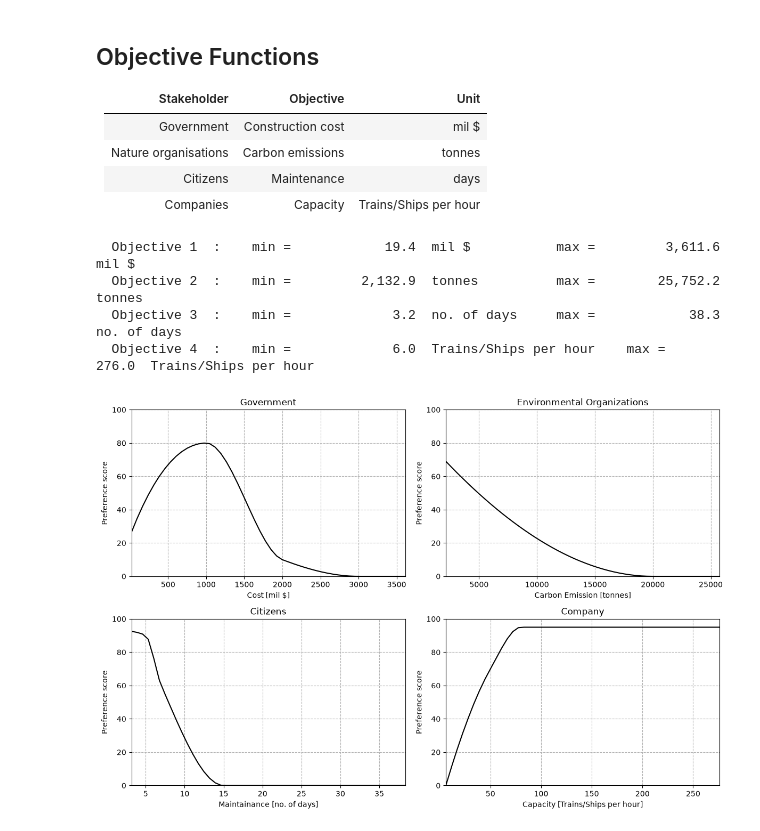
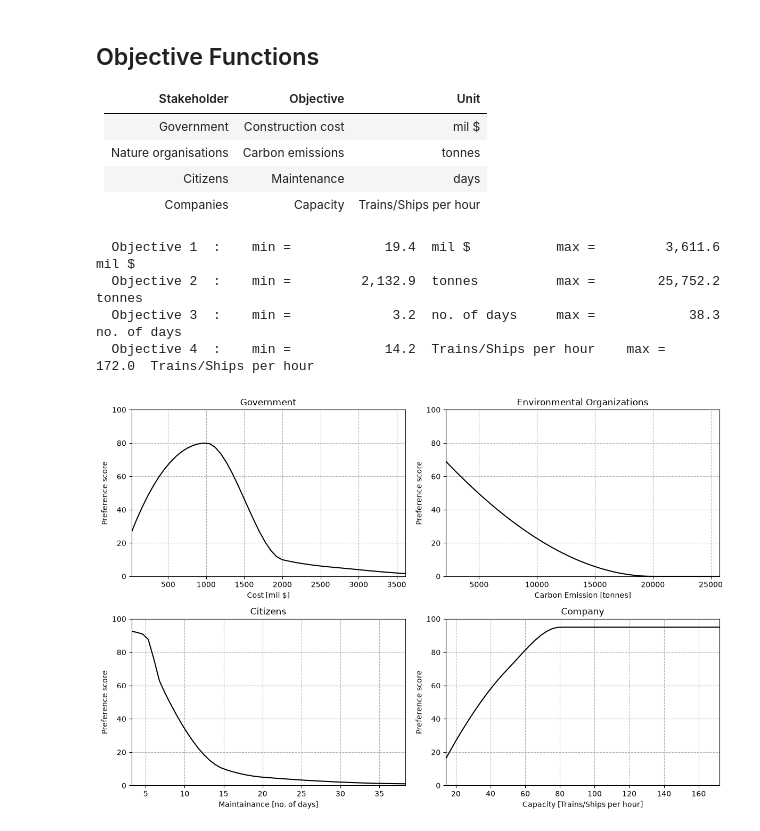
Before and after one commit to Thijmen22/Structural-group-5, a Jupyter notebook: Performace.ipynb, the cells around one changed output. Cells and saved outputs as stored; diff of their text form; code cells hidden in the pictures.

```diff
--- a/Performace.ipynb
+++ b/Performace.ipynb
@@ -138,7 +138,7 @@ def objective_function_3(x1, x2, x3, x4, x5):
 def objective_function_4(x1, x2, x3, x4, x5):
     const1 = (x4 - 2) / 3
     const2 = 12
-    return const1 * const2 * x2 * 0.01
+    return const1 * const2 + (x2/150)**2 * 20
 
 objectives = [
     (objective_function_1, "Cost", "mil $", "Government"),
@@ -160,18 +160,18 @@ for idx, (obj_func, name, unit, stakeholder) in enumerate(objectives):
   Objective 1  :    min =            19.4  mil $           max =         3,611.6  mil $
   Objective 2  :    min =         2,132.9  tonnes          max =        25,752.2  tonnes
   Objective 3  :    min =             3.2  no. of days     max =            38.3  no. of days
-  Objective 4  :    min =             6.0  Trains/Ships per hour    max =           276.0  Trains/Ships per hour
+  Objective 4  :    min =            14.2  Trains/Ships per hour    max =           172.0  Trains/Ships per hour
 # %%
 weights_before = [0.25, 0.25, 0.25, 0.25]
 weights_after  = [0.20, 0.15, 0.50, 0.15]
 
-weights = weights_before
+weights = weights_after
 assert np.isclose(sum(weights), 1.0), f"Weights must sum to 1, got {sum(weights)}"
 # %%
 prefs_before = [
-    [[50, 1000, 2000, 3000, 3200], [30, 80, 10, 0, 0]],
+    [[50, 1000, 2000, 3000, 3500], [30, 80, 10, 4, 2]],
     [[0, 2000, 20000, 21000], [100, 70, 0, 0]],
-    [[0, 1, 5, 7, 15, 17], [100, 95, 90, 60, 0, 0]],
+    [[0, 1, 5, 7, 15, 20,40], [100, 95, 90, 60, 10, 5,1]],
     [[6, 50, 80, 150, 200, 250], [0, 70, 95, 95, 95, 95]]
 ]
 
@@ -205,34 +205,34 @@ def pref_func_1(x1, x2, x3, x4, x5):
     return pchip_interpolate(prefs[0][0], prefs[0][1], cost)
 
 def pref_func_2(x1, x2, x3, x4, x5):
     ride = objective_function_2(x1, x2, x3, x4, x5)
     return pchip_interpolate(prefs[1][0], prefs[1][1], ride)
 
 def pref_func_3(x1, x2, x3, x4, x5):
     sed = objective_function_3(x1, x2, x3, x4, x5)
     return pchip_interpolate(prefs[2][0], prefs[2][1], sed)
 
 def pref_func_4(x1, x2, x3, x4, x5):
     safe = objective_function_4(x1, x2, x3, x4, x5)
     return pchip_interpolate(prefs[3][0], prefs[3][1], safe)
 
 pref_funcs = [pref_func_1, pref_func_2, pref_func_3, pref_func_4]
 
 def objective(variables):
     x1 = variables[:, 0]
     x2 = variables[:, 1]
     x3 = variables[:, 2]
     x4 = variables[:, 3]
     x5 = variables[:, 4]
 
     p_1 = pref_func_1(x1, x2, x3, x4, x5)
     p_2 = pref_func_2(x1, x2, x3, x4, x5)
     p_3 = pref_func_3(x1, x2, x3, x4, x5)
     p_4 = pref_func_4(x1, x2, x3, x4, x5)
 
     return weights, [p_1, p_2, p_3, p_4]
 # %% [output]
-[figure, old version]
+[figure, new version]
 # %%
 paradigm = ['minmax', 'a-fine', 'tetra']
 markers  = ['o', '*', 'o']
```
Also changed, not shown: parts of 2 cells of this notebook, 2 other files.
